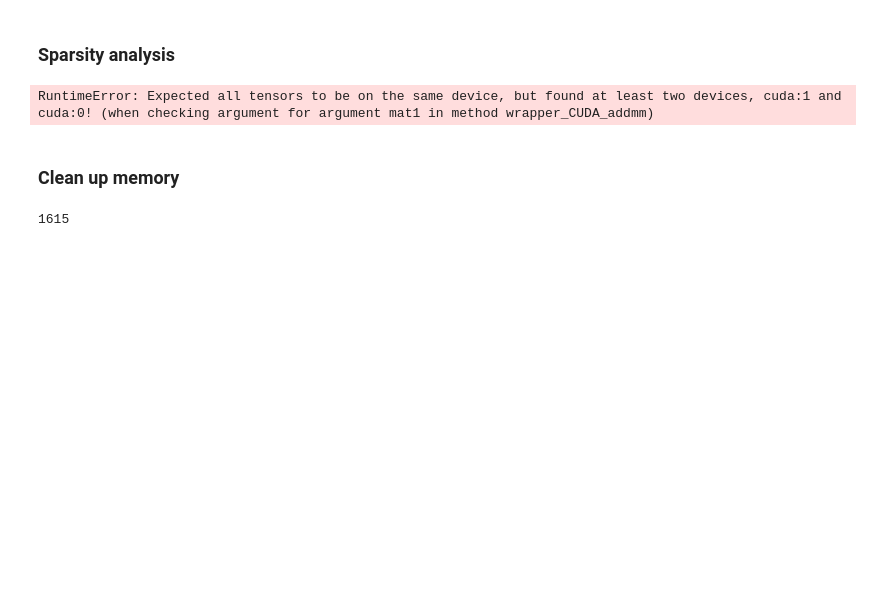
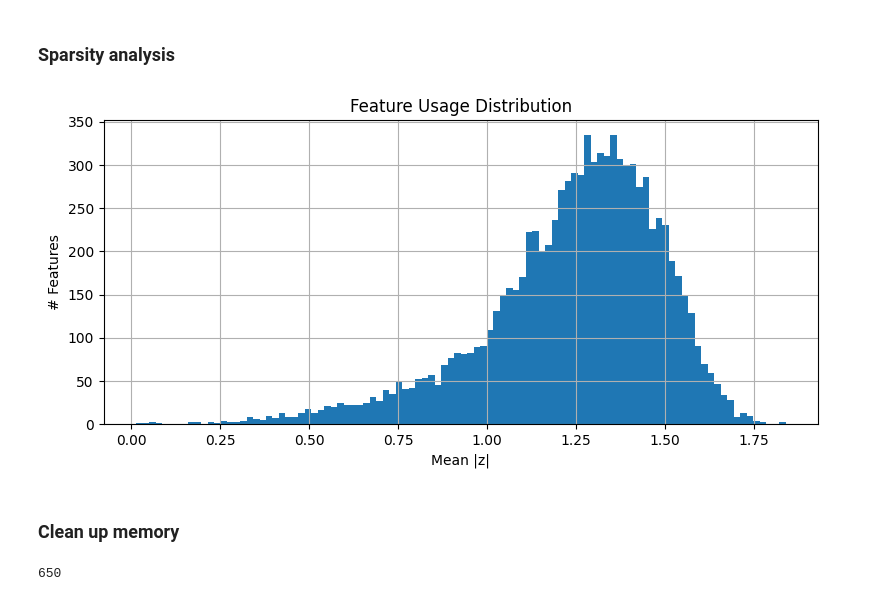
Before and after one commit to tsai-henry/roboterp, a Jupyter notebook: safaa_visualizer.ipynb, the cells around one changed output. Saved outputs shown, nothing was run; the diff lists cells and outputs as text; code cells hidden in the pictures; blank space fills up the shorter version.

```diff
--- a/safaa_visualizer.ipynb
+++ b/safaa_visualizer.ipynb
@@ -412,41 +450,43 @@ Top 5 active features: [808, 4571, 2367, 2128, 3893]
 # %% [markdown]
 ### Sparsity analysis
 # %%
-# Compute total number of tokens
-total_tokens = sum(image_to_token_counts)
-d_hidden = sae.encoder.out_features
-z_all = torch.empty(total_tokens, d_hidden)
+# Assume `sae` is already loaded and on the correct device
+device = torch.device("cuda:0" if torch.cuda.is_available() else "cpu")
+sae = sae.to(device)
+sae.eval()
+
+# Compute feature usage (mean |z|) without storing all z
+d_hidden = sae.module.encoder.out_features if isinstance(sae, torch.nn.DataParallel) else sae.encoder.out_features
+running_sum = torch.zeros(d_hidden, device=device)
+count = 0
 
 with torch.no_grad():
-    i = 0
     for (batch,) in train_loader:
         batch = batch.to(device, non_blocking=True)
-        _, z = sae(batch)              # shape: [B, T, H]
-        z = z.view(-1, z.shape[-1])    # flatten to [B*T, H]
-        b = z.size(0)
-        z_all[i:i+b] = z.cpu()
-        i += b
+        _, z = sae(batch)                      # shape: [B, d_hidden] or [B, T, d_hidden]
+        z = z.view(-1, z.shape[-1])            # flatten in case it's [B, T, d_hidden]
+        running_sum += torch.sum(torch.abs(z), dim=0)
+        count += z.shape[0]
 
-# Compute feature usage
-feature_usage = torch.mean(torch.abs(z_all), dim=0)
+feature_usage = running_sum / count
 
 # Plot
 plt.figure(figsize=(8, 4))
-plt.hist(feature_usage.numpy(), bins=100)
+plt.hist(feature_usage.cpu().numpy(), bins=100)
 plt.title("Feature Usage Distribution")
 plt.xlabel("Mean |z|")
 plt.ylabel("# Features")
 plt.grid(True)
 plt.tight_layout()
 plt.show()
 # %% [output]
-RuntimeError: Expected all tensors to be on the same device, but found at least two devices, cuda:1 and cuda:0! (when checking argument for argument mat1 in method wrapper_CUDA_addmm)
+[figure, added]
 # %% [markdown]
 ### Clean up memory
 # %%
 # del [insert variable]
-del dataset
+del d_hidden
 torch.cuda.empty_cache()
 gc.collect()
 # %% [output]
-1615
+650
```
Also changed, not shown: parts of 12 cells of this notebook.
